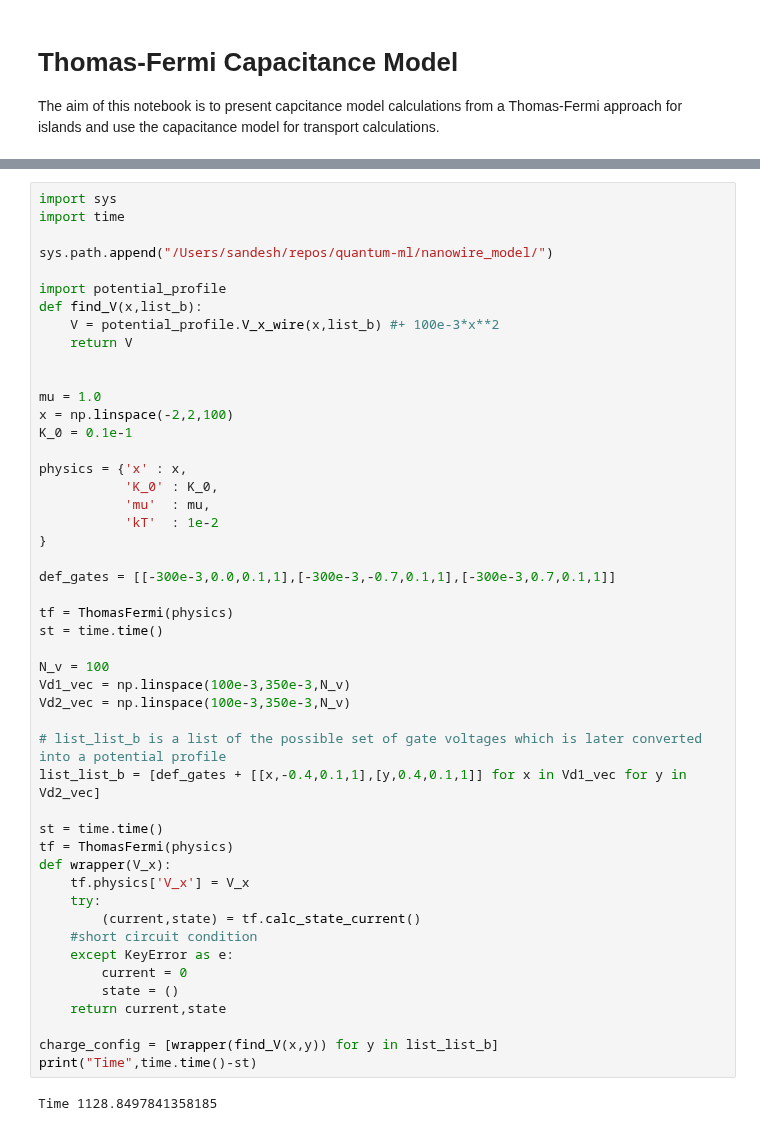
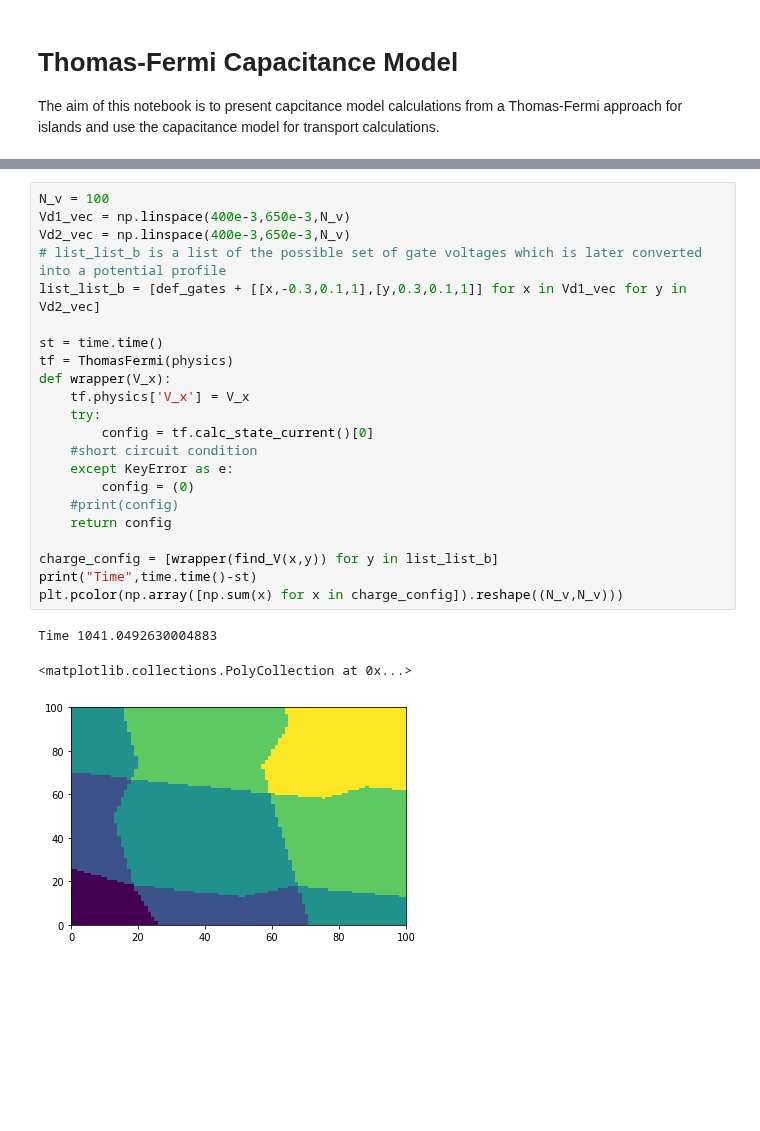
Before and after one commit to Quantumgame/quantum-ml, a Jupyter notebook: test_notebooks/tf_cap_model.ipynb, the cells around one changed output, grey strips where cells are left out. Cells and saved outputs as stored; diff of their text form; blank space fills up the shorter version.

```diff
--- a/test_notebooks/tf_cap_model.ipynb
+++ b/test_notebooks/tf_cap_model.ipynb
@@ -220,50 +293,26 @@ class ThomasFermi():
 # %%
-import sys
-import time
-
-sys.path.append("/Users/sandesh/repos/quantum-ml/nanowire_model/")
-
-import potential_profile
-def find_V(x,list_b):
-    V = potential_profile.V_x_wire(x,list_b) #+ 100e-3*x**2
-    return V
-
-
-mu = 1.0
-x = np.linspace(-2,2,100)
-K_0 = 0.1e-1
-
-physics = {'x' : x,
-           'K_0' : K_0,
-           'mu'  : mu,
-           'kT'  : 1e-2
-}
-
-def_gates = [[-300e-3,0.0,0.1,1],[-300e-3,-0.7,0.1,1],[-300e-3,0.7,0.1,1]]
-
-tf = ThomasFermi(physics)
-st = time.time()
-
 N_v = 100
-Vd1_vec = np.linspace(100e-3,350e-3,N_v)
-Vd2_vec = np.linspace(100e-3,350e-3,N_v)
-
+Vd1_vec = np.linspace(400e-3,650e-3,N_v)
+Vd2_vec = np.linspace(400e-3,650e-3,N_v)
 # list_list_b is a list of the possible set of gate voltages which is later converted into a potential profile
-list_list_b = [def_gates + [[x,-0.4,0.1,1],[y,0.4,0.1,1]] for x in Vd1_vec for y in Vd2_vec]
+list_list_b = [def_gates + [[x,-0.3,0.1,1],[y,0.3,0.1,1]] for x in Vd1_vec for y in Vd2_vec]
 
 st = time.time()
 tf = ThomasFermi(physics)
 def wrapper(V_x):
     tf.physics['V_x'] = V_x
     try:
-        (current,state) = tf.calc_state_current()
+        config = tf.calc_state_current()[0]
     #short circuit condition
     except KeyError as e:
-        current = 0
-        state = ()
-    return current,state
+        config = (0)
+    #print(config)
+    return config
 
 charge_config = [wrapper(find_V(x,y)) for y in list_list_b]
 print("Time",time.time()-st)
+plt.pcolor(np.array([np.sum(x) for x in charge_config]).reshape((N_v,N_v)))
 # %% [output]
-Time 1128.8497841358185
+Time 1041.0492630004883
+<matplotlib.collections.PolyCollection at 0x...>
+[figure, added]
```
Also changed, not shown: parts of 8 cells of this notebook, 1 other file.
